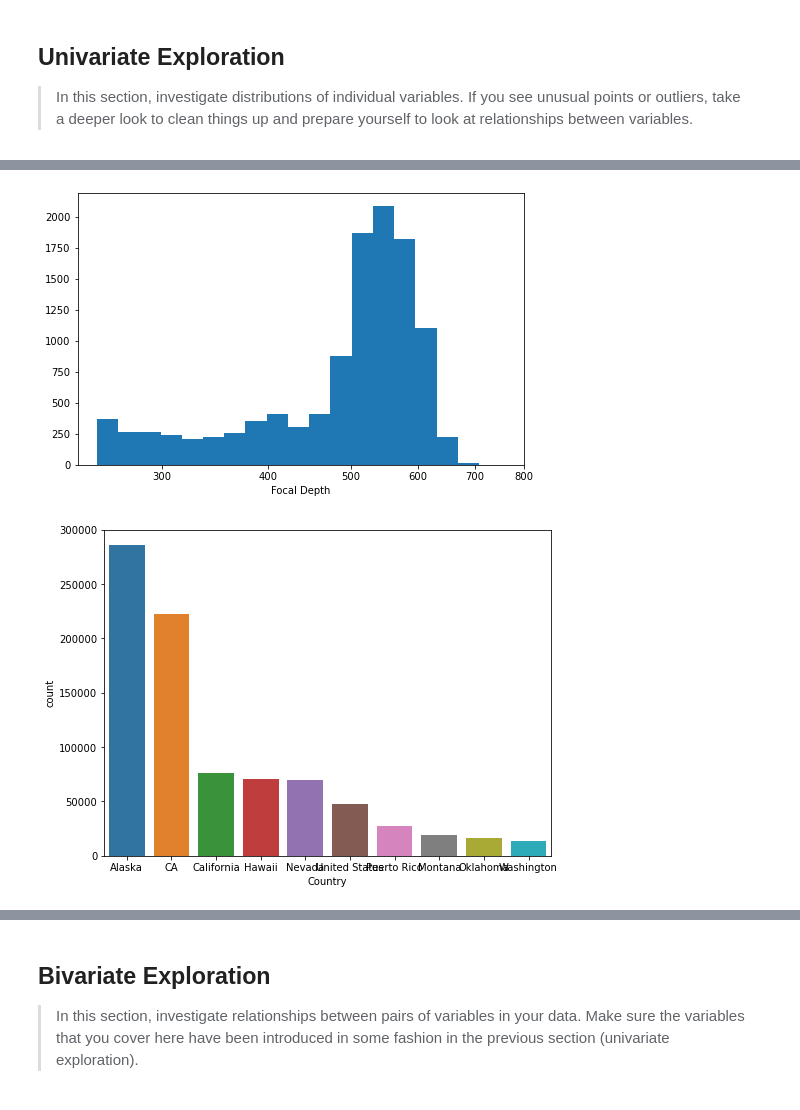
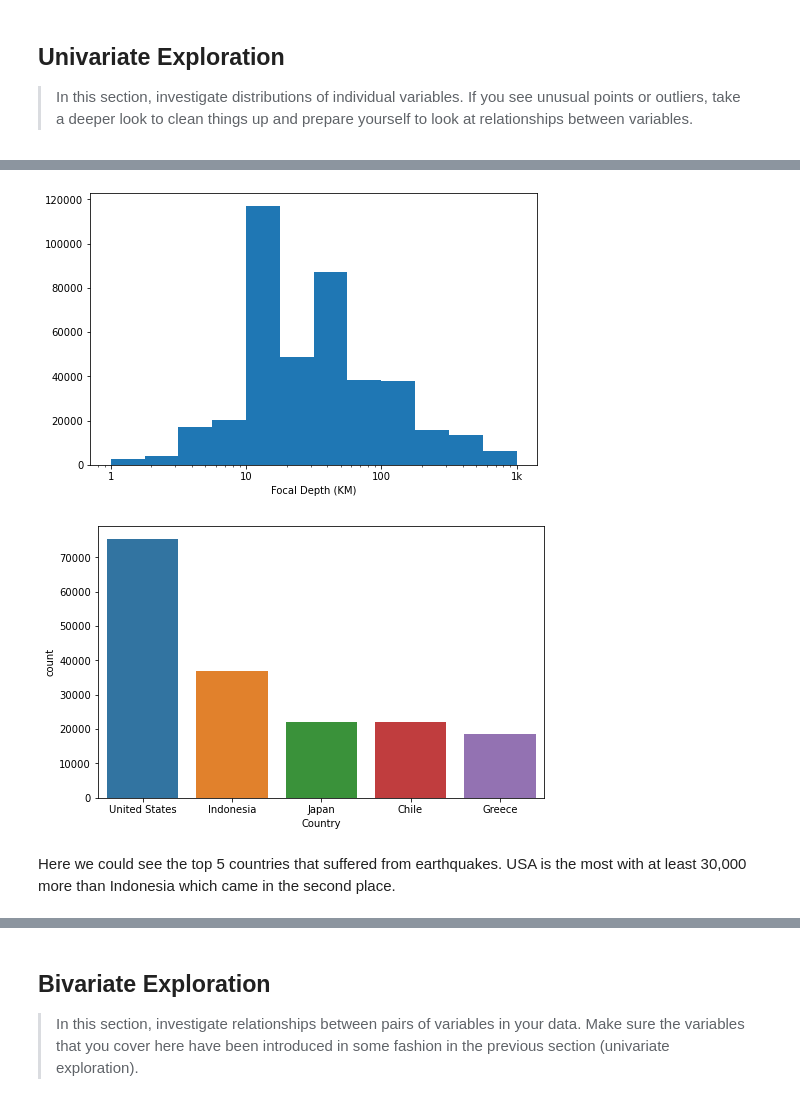
Before and after one commit to seifeldingamal/graduation-project-natural-disasters, a Jupyter notebook: Project Template/exploration_template.ipynb, the cells around one changed output, grey strips where cells are left out. Drawn from its saved outputs; the diff is of its cells as text; code cells hidden in the pictures.

```diff
--- a/Project Template/exploration_template.ipynb
+++ b/Project Template/exploration_template.ipynb
@@ -583,0 +307,7 @@ memory usage: 79.1+ MB
+# %%
+myclient = MongoClient("mongodb+srv://admin:admin@main.llv7l.mongodb.net/NaturalApp?retryWrites=true&w=majority")
+mydb = myclient["NaturalApp"]
+mycol = mydb["events"]
+
+frame.reset_index(inplace = True)
+mycol.insert_many(frame.apply(lambda x: x.to_dict(), axis = 1).tolist())
@@ -583,0 +316,34 @@ memory usage: 79.1+ MB
+# %%
+def distance(lat1, lon1, lat2, lon2):
+    p = pi/180
+    a = 0.5 - cos((lat2-lat1)*p)/2 + cos(lat1*p) * cos(lat2*p) * (1-cos((lon2-lon1)*p))/2
+    return 12742 * asin(sqrt(a))
+
+
+def checkIfAftershock(e1, e2, count):
+    if (e1['year'] < e2['year'] or e1['month'] < e2['month'] or e1['day'] < e2['day']) and (e1['magnitude'] > e2['magnitude']) and (distance(e1['latitude'], e1['longitude'], e2['latitude'], e2['longitude']) < 2000):
+        return True
+    else:
+        return False
+
+
+def calcNumberOfAfterShocks(frame, magMore5):
+    #for i in range(len(magMore5)):
+    count = 0;
+    e = magMore5.iloc[0]
+    print(e['index'])
+    for i in range(len(frame)):
+        x = frame.iloc[i]
+        print(x['index'], x['country'], x['latitude'], x['longitude'])
+        booi = checkIfAftershock(e, x, count)
+        if booi is True:
+            count+=1
+        else:
+            continue
+    #count = frame.apply(lambda x: checkIfAftershock(e, x, count), axis = 1)
+    frame.at[e['index'], 'numberOfAftershocks'] = count
+
+
+magMore5 = frame[frame['magnitude'] >= 5]
+frame['numberOfAftershocks'] = 0
+calcNumberOfAfterShocks(frame, magMore5)
@@ -610,20 +407,23 @@ plt.show()
 # %%
-log_binsize = 0.025
-bins = 10 ** np.arange(2.4, np.log10(frame['depth'].max())+log_binsize, log_binsize)
+# there's a long tail in the distribution, so let's put it on a log scale instead
+log_binsize = 0.25
+bins = 10 ** np.arange(0, np.log10(frame['depth'].max())+log_binsize, log_binsize)
 
 plt.figure(figsize=[8, 5])
 plt.hist(data = frame, x = 'depth', bins = bins)
 plt.xscale('log')
-plt.xticks([300, 400, 500, 600, 700, 800], ['300', '400', '500', '600', '700', '800'])
-plt.xlabel('Focal Depth')
+plt.xticks([1, 10, 100, 1e3], [1, 10, 100, '1k'])
+plt.xlabel('Focal Depth (KM)')
 plt.show()
 # %% [output]
-[figure, old version]
+[figure, new version]
 # %%
-plt.figure(figsize=[8, 6])
+plt.figure(figsize=[8, 5])
 
-sb.countplot(x='country',data=frame,order=pd.value_counts(frame['country']).iloc[:10].index)
+sb.countplot(x='country',data=frame,order=pd.value_counts(frame['country']).iloc[:5].index)
 plt.xlabel('Country');
 # %% [output]
-[figure, old version]
+[figure, new version]
+# %% [markdown]
+Here we could see the top 5 countries that suffered from earthquakes. USA is the most with at least 30,000 more than Indonesia which came in the second place.
 # %%
```
Also changed, not shown: parts of 51 cells of this notebook, 3 other files.
